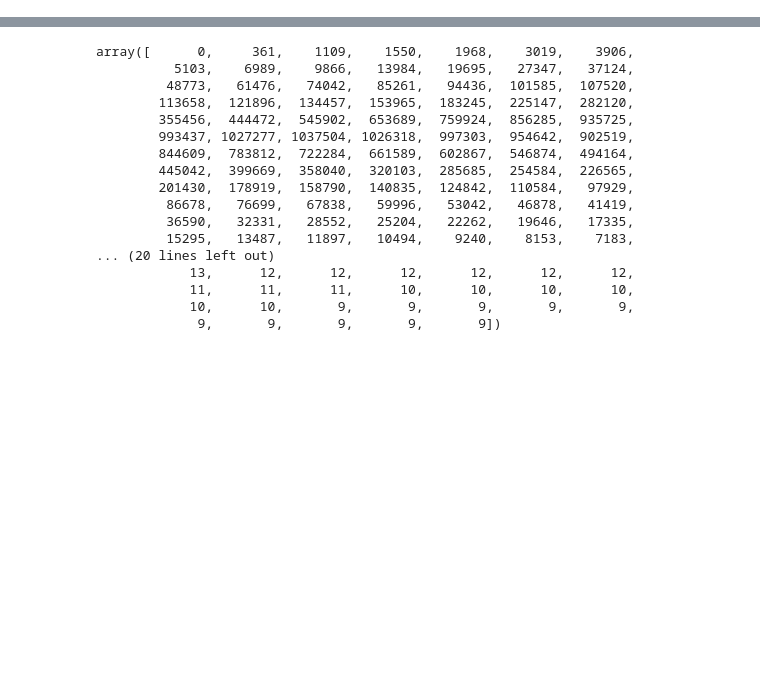
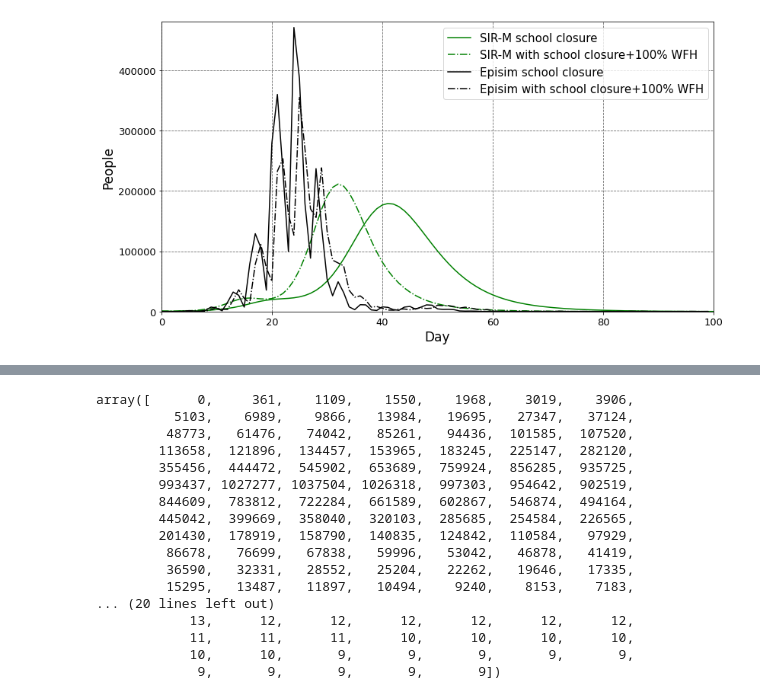
Before and after one commit to captainnemo2005/compartmentmodel, a Jupyter notebook: GoldenModel.ipynb, the cells around one changed output, grey strips where cells are left out. Saved outputs shown, nothing was run; the diff lists cells and outputs as text; code cells hidden in the pictures; blank space fills up the shorter version.

Commit message:
adding new result

```diff
--- a/GoldenModel.ipynb
+++ b/GoldenModel.ipynb
@@ -10,8 +10,8 @@ OD_Matrix_pt_75.csv
 population_pc_75.csv
 population.csv
 """
-percent_pop = "combined"
-folder = "combined"
+percent_pop = "sc"
+folder = "schoolclosure"
 incubation = 7
 
 melbourne_pc = pd.read_csv('data/'+folder+'/population_pc_'+percent_pop+'.csv', sep=',',header=None)
@@ -87,3 +87,10 @@ iterations = 3000
 inf = 10
 
 res['baseline'] = sir(model,pop_pc,od_matrix_pc,pop_pt,od_matrix_pt,iterations,inf)
+# %%
+data =  res['baseline'][4] + res['baseline'][5]
+data  = pd.DataFrame(data)
+N = 12
+x = data.groupby(data.index // N).sum()
+x_np = x.to_numpy()
+x_np= x_np.astype(int)
@@ -89,0 +103,31 @@ res['baseline'] = sir(model,pop_pc,od_matrix_pc,pop_pt,od_matrix_pt,iterations,i
+# %%
+sc_compared = x_np.sum(axis=1)
+# %%
+sc_wfh_compared = x_np.sum(axis=1)
+# %%
+def sir_plot_r(x,y,a,b):
+    plt.figure(figsize=(13,7))
+    plt.xlim(0,100,1)
+    plt.ylim(0, 480000,100000)
+    plt.xlabel("Day",fontsize=17) # Text for X-Axis
+    plt.ylabel("People",fontsize=17)
+    plt.plot(x, color='g',label='SIR-M school closure')
+    plt.plot(y, color='g',label='SIR-M with school closure+100% WFH',linestyle='-.')
+
+    plt.plot(a, color='k',label='Episim school closure')
+    plt.plot(b, color='k',label='Episim with school closure+100% WFH',linestyle='-.')
+
+    #plt.plot(k, color='k',label='Staggered work ',linestyle='--')
+    plt.grid(b=True, which='major', color='#666666', linestyle='--')
+    plt.rc('xtick',labelsize=13)
+    plt.rc('ytick',labelsize=13)
+    plt.legend(loc=1, prop={'size':15})
+
+    plt.savefig('/Users/cptnemo2005/new_results/compared-sir-episim-policies.jpg')
+
+sir_plot_r(sc_compared,
+          sc_wfh_compared,
+          EPSIM_sc,
+          EPSIM_sc_wfh)
+# %% [output]
+[figure, added]
```
Also changed, not shown: parts of 8 cells of this notebook, 4 other files.
